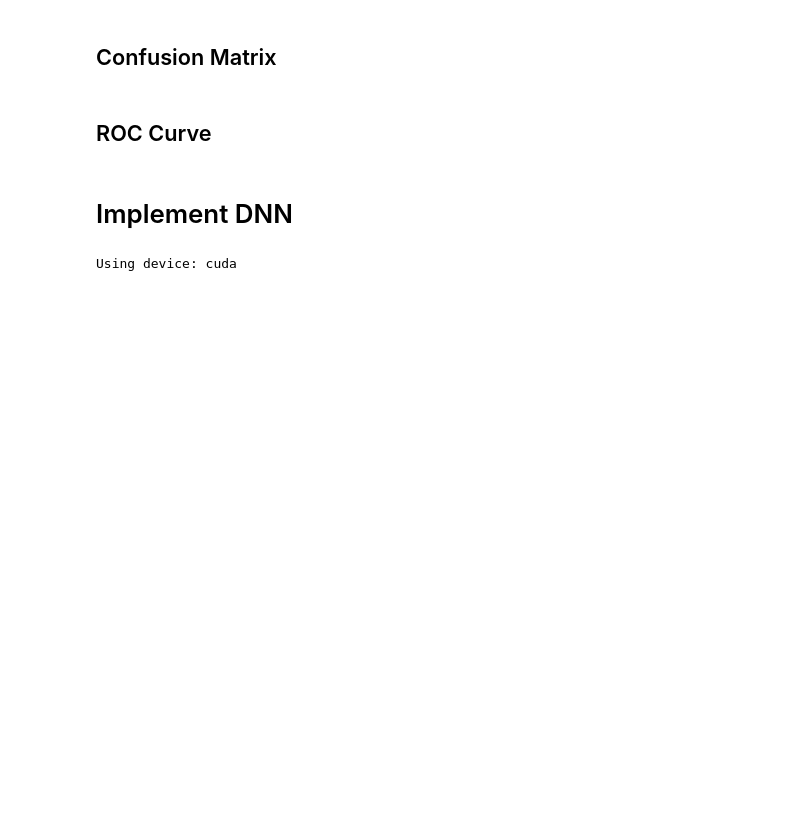
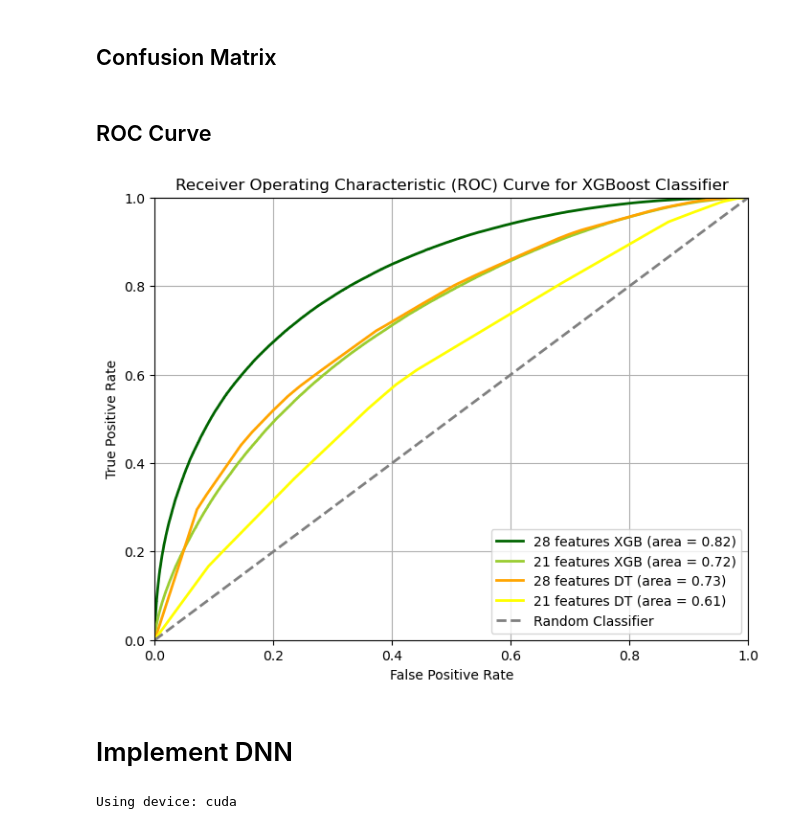
Before and after one commit to lbovet8/phys152-2026, a Jupyter notebook: Projects/HiggsProject.ipynb, the cells around one changed output. Drawn from its saved outputs; the diff is of its cells as text; code cells hidden in the pictures; blank space fills up the shorter version.

```diff
--- a/Projects/HiggsProject.ipynb
+++ b/Projects/HiggsProject.ipynb
@@ -169,0 +176,5 @@ xgbclf_low.score(X_train_low, y_train), xgbclf_low.score(X_test_low,y_test)
+# %%
+# normal dt
+dt_low = DecisionTreeClassifier(max_depth=MAX_DEPTH)
+dt_low.fit(X_train_low, y_train)
+dt_low.score(X_train_low, y_train), dt_low.score(X_test_low,y_test)
@@ -169,0 +183,5 @@ xgbclf_low.score(X_train_low, y_train), xgbclf_low.score(X_test_low,y_test)
+# %%
+# normal dt for high values
+dt_high = DecisionTreeClassifier(max_depth=MAX_DEPTH)
+dt_high.fit(X_train, y_train)
+dt_high.score(X_train,y_train), dt_high.score(X_test,y_test)
@@ -212,16 +232,25 @@ def plot_roc_curves(testing_output_data_array, y_pred_probab_array, label_str_ar
     plt.grid(True)
     plt.show()
 # %%
+#boosted dt
 y_pred_proba_xgbclf_high = xgbclf_high.predict_proba(X_test)[:, 1]
 y_pred_proba_xgbclf_low = xgbclf_low.predict_proba(X_test_low)[:, 1]
 
-testing_output_data_array = [y_test, y_test]
-y_pred_probab_array = [y_pred_proba_xgbclf_high, y_pred_proba_xgbclf_low]
-label_str_array = ['28 features', '21 features']
+# normal dt
+y_pred_proba_dt_high = dt_high.predict_proba(X_test)[:, 1]
+y_pred_proba_dt_low = dt_low.predict_proba(X_test_low)[:, 1]
+
+#testing_output_data_array = [y_test, y_test]
+testing_output_data_array = [y_test, y_test, y_test, y_test]
+#y_pred_probab_array = [y_pred_proba_xgbclf_high, y_pred_proba_xgbclf_low]
+y_pred_probab_array = [y_pred_proba_xgbclf_high, y_pred_proba_xgbclf_low, y_pred_proba_dt_high, y_pred_proba_dt_low]
+label_str_array = ['28 features XGB', '21 features XGB', '28 features DT', '21 features DT']
 title_str = 'Receiver Operating Characteristic (ROC) Curve for XGBoost Classifier'
-color_array = ['darkgreen', 'yellowgreen']
+color_array = ['darkgreen', 'yellowgreen','orange', 'yellow']
 
 plot_roc_curves(testing_output_data_array, y_pred_probab_array, label_str_array, title_str, color_array)
+# %% [output]
+[figure, added]
 # %% [markdown]
 # Implement DNN
 # %%
```
Also changed, not shown: parts of 22 cells of this notebook.
